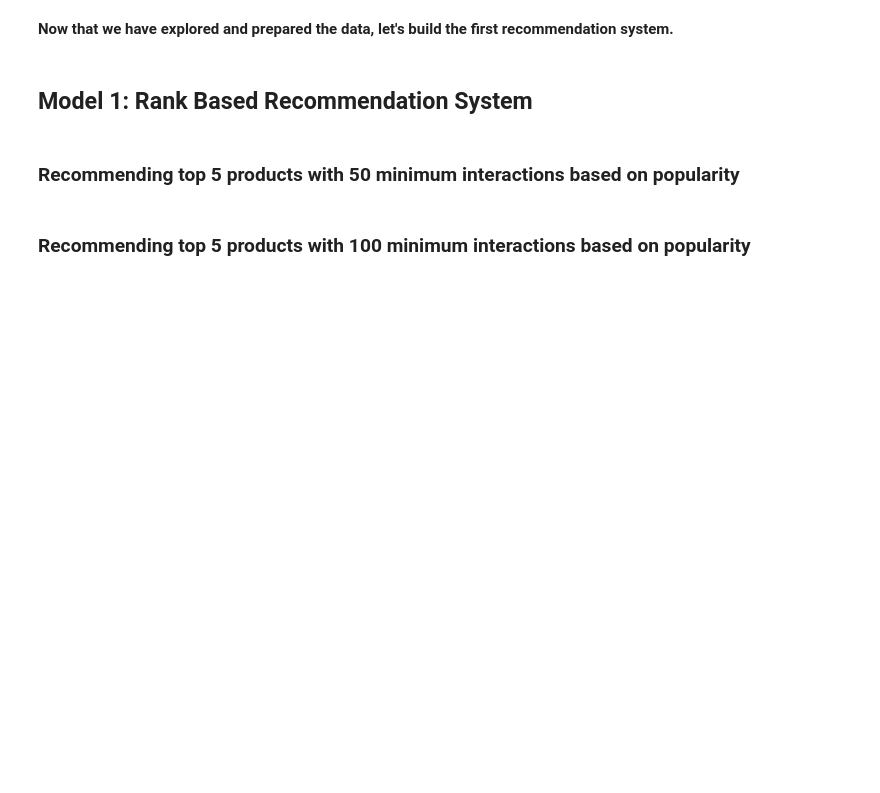
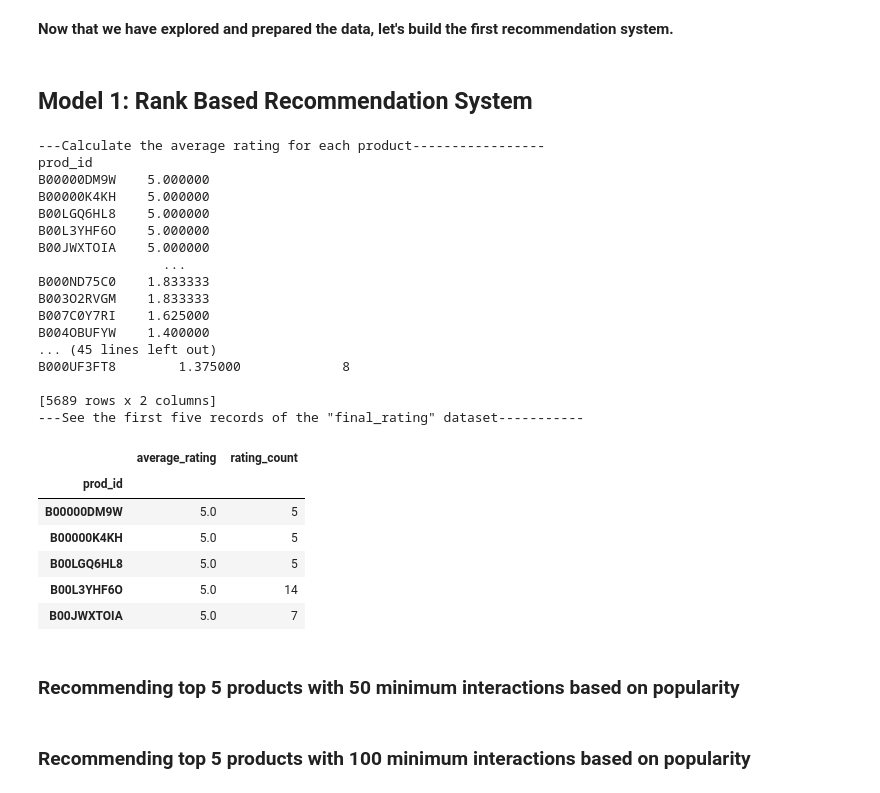
Before and after one commit to AMassani/Angular.Project1, a Jupyter notebook: Recommendation_Systems_Learner_Notebook_Full_Code.ipynb, the cells around one changed output. Drawn from its saved outputs; the diff is of its cells as text; code cells hidden in the pictures; blank space fills up the shorter version.

```diff
--- a/Recommendation_Systems_Learner_Notebook_Full_Code.ipynb
+++ b/Recommendation_Systems_Learner_Notebook_Full_Code.ipynb
@@ -396,3 +385,69 @@ Name: count, dtype: int64
+# %%
+# Calculate the average rating for each product
+print('---Calculate the average rating for each product-----------------')
+# Group by 'prod_id' and calculate the mean rating for each product
+average_ratings = df_final.groupby('prod_id')['rating'].mean()
+
+# Sort products by the average rating (highest to lowest)
+sorted_average_ratings = average_ratings.sort_values(ascending=False)
+
+# Display the average ratings and sorted rankings
+print(sorted_average_ratings)
+
+
+# Calculate the count of ratings for each product
+print('---Calculate the count of ratings for each product--------------')
+# Group by 'product_id' and count the number of ratings for each product
+rating_counts = df_final.groupby('prod_id')['rating'].count()
+
+# Display the count of ratings for each product
+print(rating_counts)
+
+# Create a dataframe with calculated average and count of ratings
+print('---Create a dataframe with calculated average and count of ratings---')
+# Calculate average rating and count of ratings for each product
+rating_summary = df_final.groupby('prod_id')['rating'].agg(['mean', 'count'])
+
+# Rename the columns for clarity
+rating_summary.columns = ['average_rating', 'rating_count']
+
+# Display the result
+print(rating_summary)
+
+
+# Sort the dataframe by average of ratings in the descending order
+print('---Sort the dataframe by average of ratings in the descending order---')
+rating_summary = rating_summary.sort_values(by='average_rating', ascending=False)
+print(rating_summary)
+
+# See the first five records of the "final_rating" dataset
+print('---See the first five records of the "final_rating" dataset-----------')
+rating_summary.head()
+# %% [output]
+---Calculate the average rating for each product-----------------
+prod_id
+B00000DM9W    5.000000
+B00000K4KH    5.000000
+B00LGQ6HL8    5.000000
+B00L3YHF6O    5.000000
+B00JWXTOIA    5.000000
+                ...
+B000ND75C0    1.833333
+B003O2RVGM    1.833333
+B007C0Y7RI    1.625000
+B004OBUFYW    1.400000
+... (45 lines left out)
+B000UF3FT8        1.375000             8
+
+[5689 rows x 2 columns]
+---See the first five records of the "final_rating" dataset-----------
+|  | average_rating | rating_count |
+| prod_id |  |  |
+| B00000DM9W | 5.0 | 5 |
+| B00000K4KH | 5.0 | 5 |
+| B00LGQ6HL8 | 5.0 | 5 |
+| B00L3YHF6O | 5.0 | 14 |
+| B00JWXTOIA | 5.0 | 7 |
 # %%
 # Defining a function to get the top n products based on the highest average rating and minimum interactions
 
```
Also changed, not shown: parts of 2 cells of this notebook.
